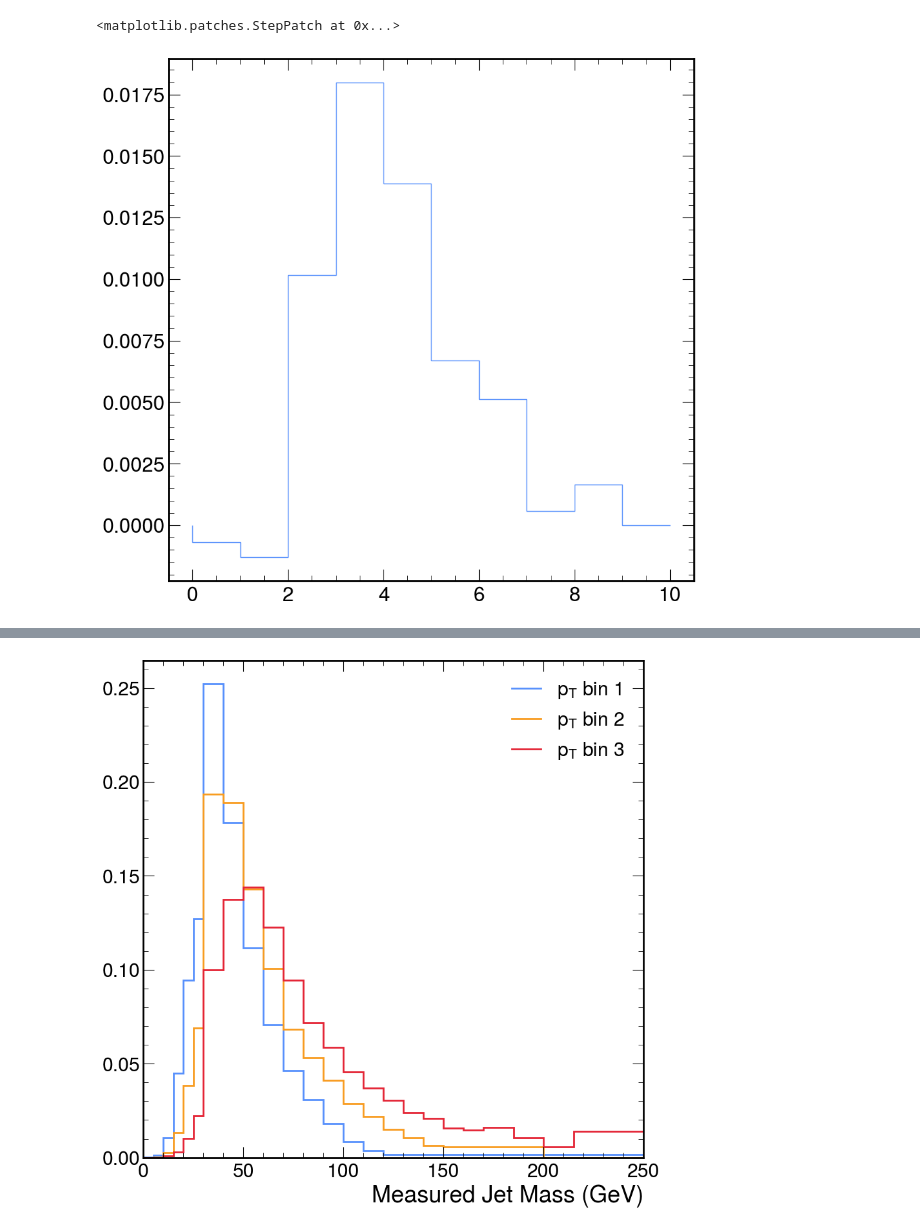
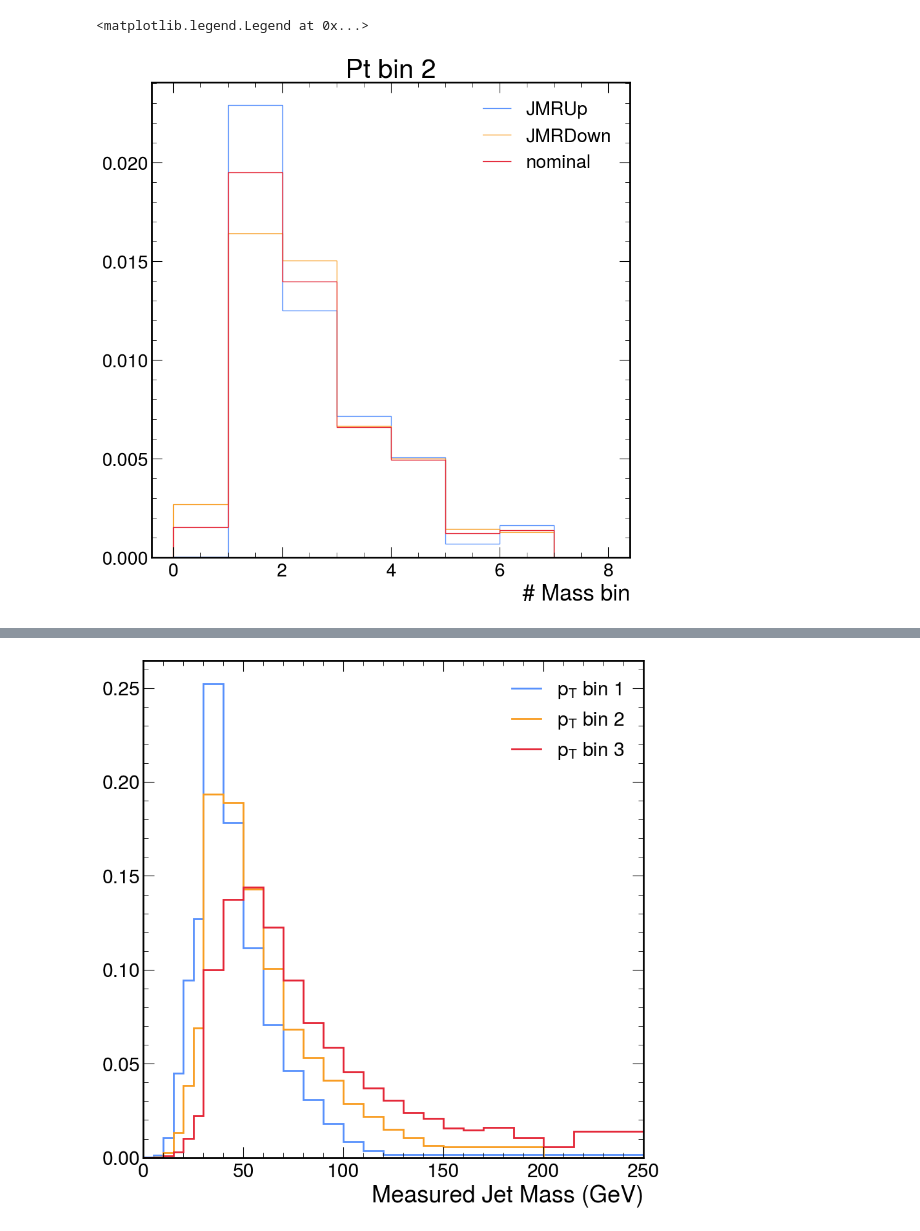
Before and after one commit to mandalaritra1/unfold, a Jupyter notebook: notebooks/unfolder_v4.ipynb, the cells around one changed output, grey strips where cells are left out. Saved outputs shown, nothing was run; the diff lists cells and outputs as text; code cells hidden in the pictures.

```diff
--- a/notebooks/unfolder_v4.ipynb
+++ b/notebooks/unfolder_v4.ipynb
@@ -110,9 +119,20 @@ unfolder.normalized_systematics[2]
 # %%
 
-plt.stairs(unfolder.normalized_systematics[2]['unfolded']['JMRUp'])
+plt.stairs(unfolder.normalized_systematics[2]['unfolded']['JMRUp'], label = 'JMRUp')
+#plt.stairs(unfolder.normalized_systematics[2]['unfolded']['JERUp'], label = 'JERUp')
+#plt.stairs(unfolder.normalized_systematics[2]['unfolded']['JES_FlavorQCDUp_corr'], label = 'JESUp')
+
+plt.stairs(unfolder.normalized_systematics[2]['unfolded']['JMRDown'], label = 'JMRDown')
+#plt.stairs(unfolder.normalized_systematics[2]['unfolded']['JERDown'], label = 'JERDown')
+#plt.stairs(unfolder.normalized_systematics[2]['unfolded']['JES_FlavorQCDDown_corr'], label = 'JESDown')
+
+plt.stairs(unfolder.normalized_results[2]['unfolded'], label = 'nominal')
+plt.xlabel('# Mass bin')
+plt.title('Pt bin 2')
+plt.legend()
 # %% [output]
-<matplotlib.patches.StepPatch at 0x...>
+<matplotlib.legend.Legend at 0x...>
-[figure, old version]
+[figure, new version]
 # %%
 # plt.figure(figsize = (10,3))
 # edges = unfolder.normalized_results[1]['mgen_edges'].copy()
```
Also changed, not shown: parts of 14 cells of this notebook, 7 other files.
